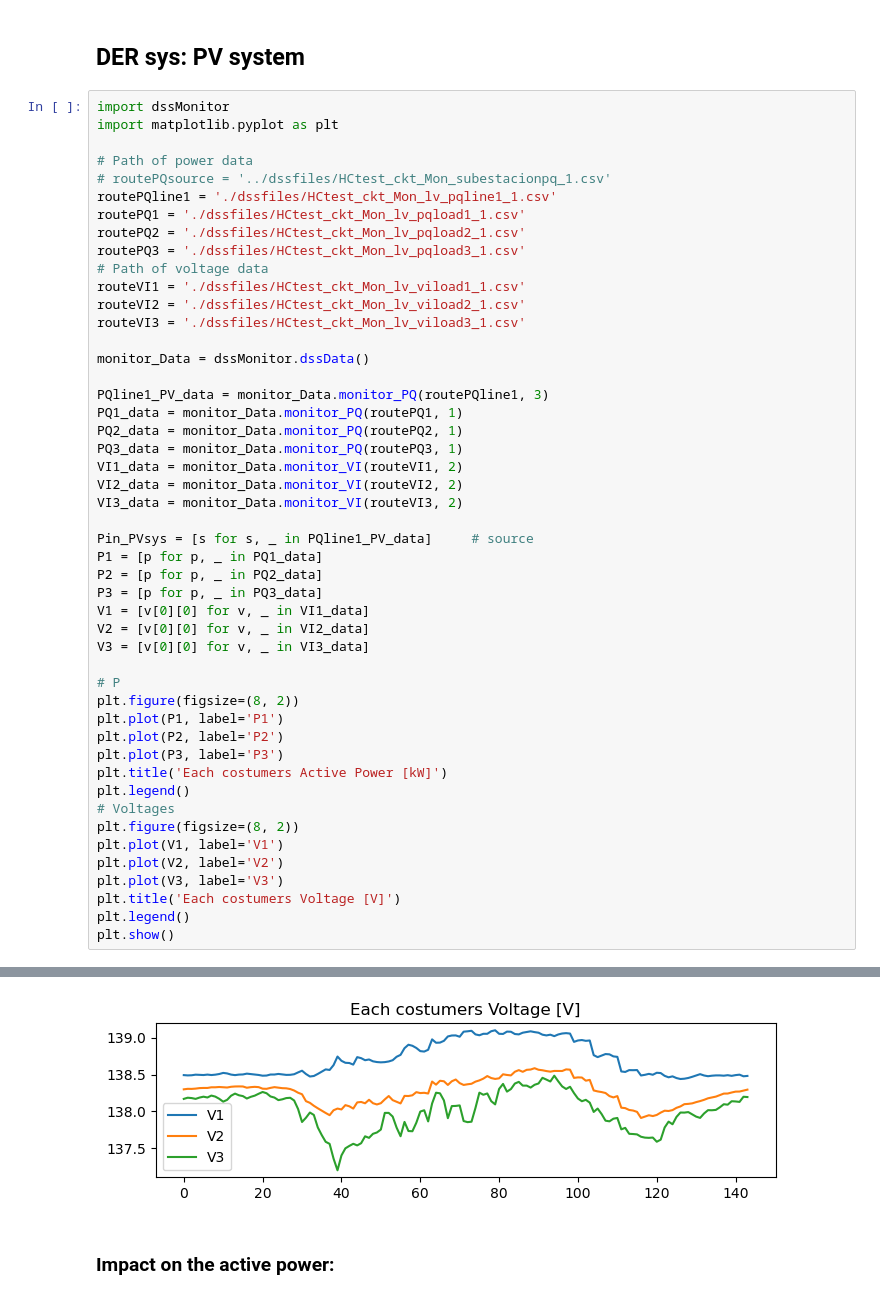
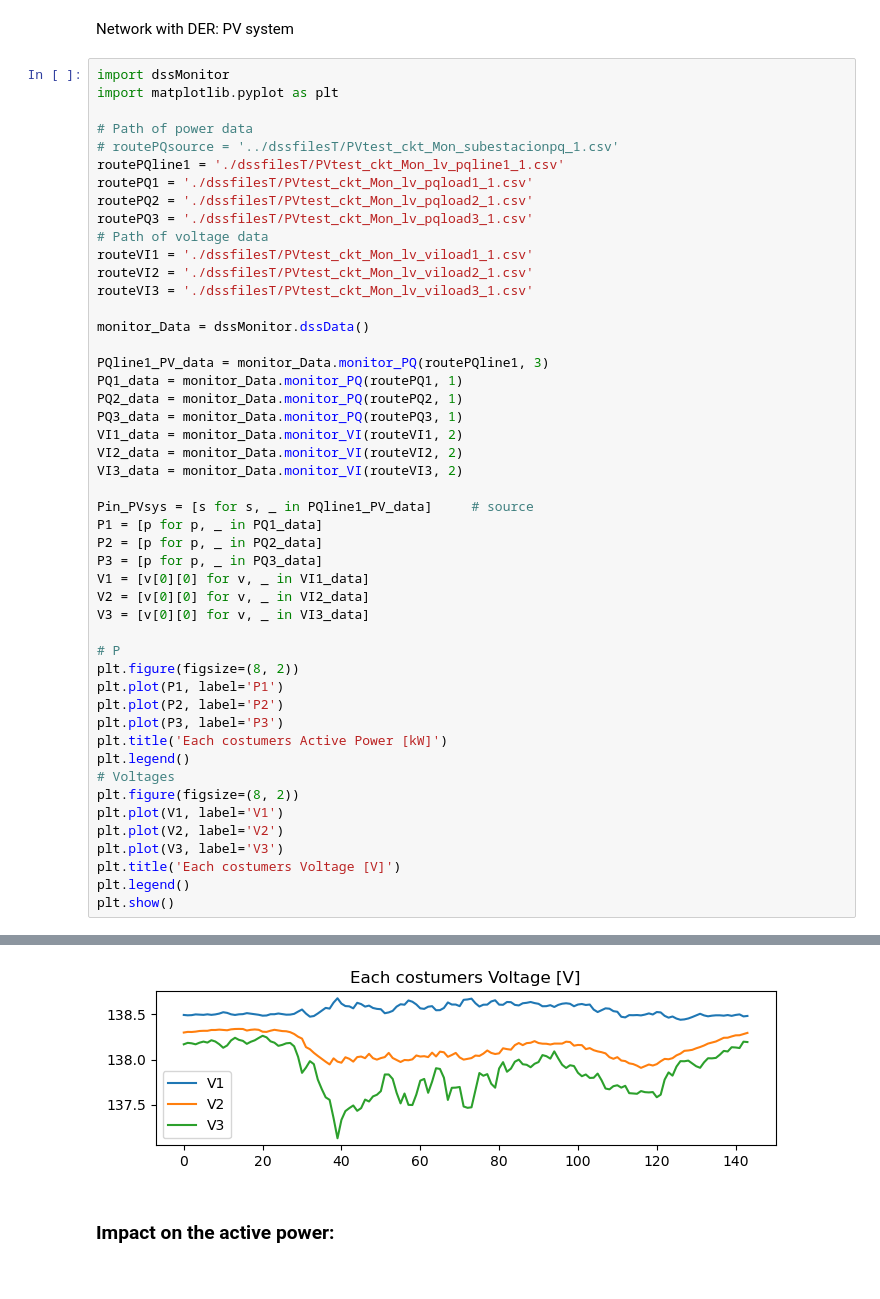
Before and after one commit to MarioPeraltaA/AMI, a Jupyter notebook: hammer.ipynb, the cells around one changed output, grey strips where cells are left out. Saved outputs shown, nothing was run; the diff lists cells and outputs as text.

```diff
--- a/hammer.ipynb
+++ b/hammer.ipynb
@@ -50,21 +52,21 @@ plt.show()
 [figure]
 [figure]
 # %% [markdown]
-## DER sys: PV system
+Network with DER: PV system
 # %%
 import dssMonitor
 import matplotlib.pyplot as plt
 
 # Path of power data
-# routePQsource = '../dssfiles/HCtest_ckt_Mon_subestacionpq_1.csv'
-routePQline1 = './dssfiles/HCtest_ckt_Mon_lv_pqline1_1.csv'
-routePQ1 = './dssfiles/HCtest_ckt_Mon_lv_pqload1_1.csv'
-routePQ2 = './dssfiles/HCtest_ckt_Mon_lv_pqload2_1.csv'
-routePQ3 = './dssfiles/HCtest_ckt_Mon_lv_pqload3_1.csv'
+# routePQsource = '../dssfilesT/PVtest_ckt_Mon_subestacionpq_1.csv'
+routePQline1 = './dssfilesT/PVtest_ckt_Mon_lv_pqline1_1.csv'
+routePQ1 = './dssfilesT/PVtest_ckt_Mon_lv_pqload1_1.csv'
+routePQ2 = './dssfilesT/PVtest_ckt_Mon_lv_pqload2_1.csv'
+routePQ3 = './dssfilesT/PVtest_ckt_Mon_lv_pqload3_1.csv'
 # Path of voltage data
-routeVI1 = './dssfiles/HCtest_ckt_Mon_lv_viload1_1.csv'
-routeVI2 = './dssfiles/HCtest_ckt_Mon_lv_viload2_1.csv'
-routeVI3 = './dssfiles/HCtest_ckt_Mon_lv_viload3_1.csv'
+routeVI1 = './dssfilesT/PVtest_ckt_Mon_lv_viload1_1.csv'
+routeVI2 = './dssfilesT/PVtest_ckt_Mon_lv_viload2_1.csv'
+routeVI3 = './dssfilesT/PVtest_ckt_Mon_lv_viload3_1.csv'
 
 monitor_Data = dssMonitor.dssData()
 
@@ -74,34 +76,34 @@ PQ2_data = monitor_Data.monitor_PQ(routePQ2, 1)
 PQ3_data = monitor_Data.monitor_PQ(routePQ3, 1)
 VI1_data = monitor_Data.monitor_VI(routeVI1, 2)
 VI2_data = monitor_Data.monitor_VI(routeVI2, 2)
 VI3_data = monitor_Data.monitor_VI(routeVI3, 2)
 
 Pin_PVsys = [s for s, _ in PQline1_PV_data]     # source
 P1 = [p for p, _ in PQ1_data]
 P2 = [p for p, _ in PQ2_data]
 P3 = [p for p, _ in PQ3_data]
 V1 = [v[0][0] for v, _ in VI1_data]
 V2 = [v[0][0] for v, _ in VI2_data]
 V3 = [v[0][0] for v, _ in VI3_data]
 
 # P
 plt.figure(figsize=(8, 2))
 plt.plot(P1, label='P1')
 plt.plot(P2, label='P2')
 plt.plot(P3, label='P3')
 plt.title('Each costumers Active Power [kW]')
 plt.legend()
 # Voltages
 plt.figure(figsize=(8, 2))
 plt.plot(V1, label='V1')
 plt.plot(V2, label='V2')
 plt.plot(V3, label='V3')
 plt.title('Each costumers Voltage [V]')
 plt.legend()
 plt.show()
 # %% [output]
 [figure]
-[figure, old version]
+[figure, new version]
 # %% [markdown]
 ### Impact on the active power:
 # %%
```
Also changed, not shown: parts of 10 cells of this notebook, 4 other files.
